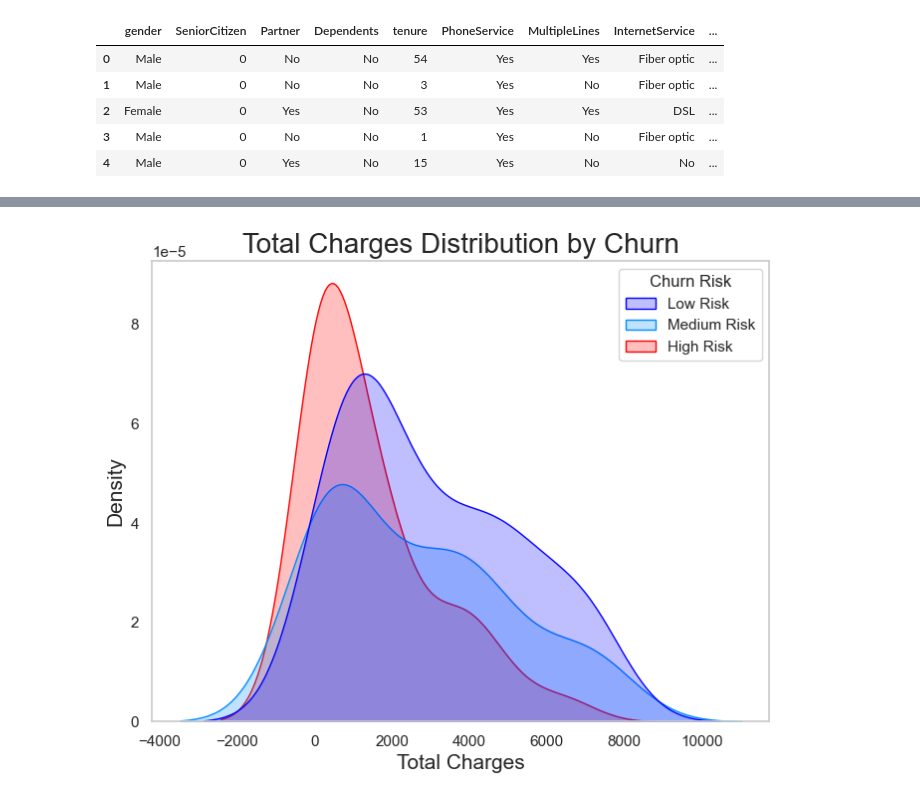
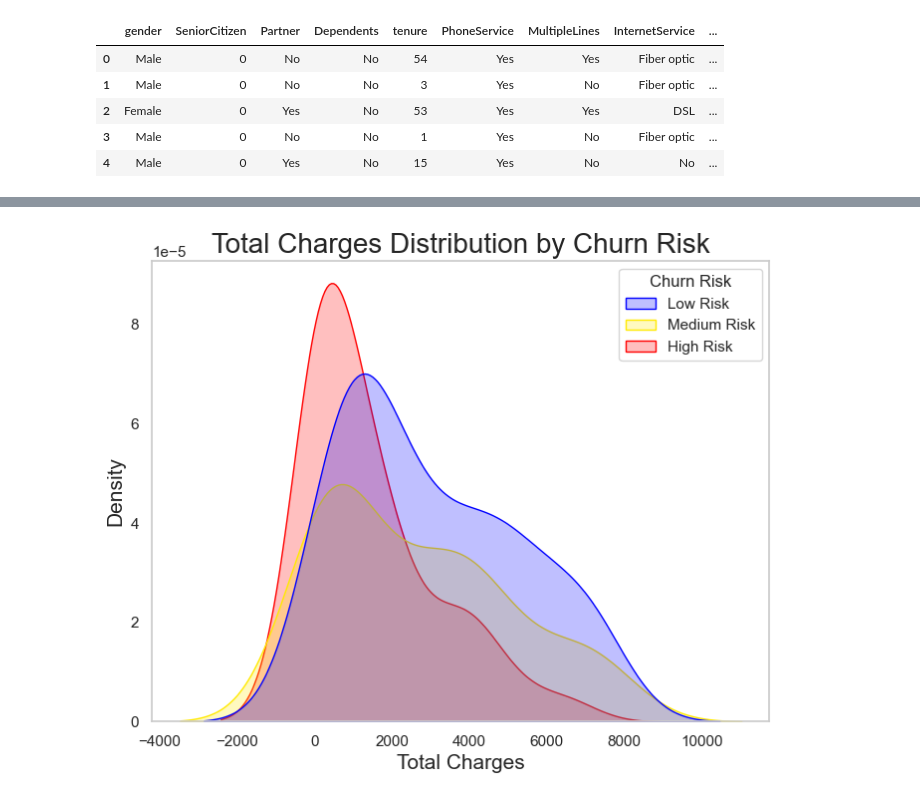
Before and after one commit to wuttipansat/Churn_Prediction, a Jupyter notebook: notebooks/inference.ipynb, the cells around one changed output, grey strips where cells are left out. Saved outputs shown, nothing was run; the diff lists cells and outputs as text; code cells hidden in the pictures.

```diff
--- a/notebooks/inference.ipynb
+++ b/notebooks/inference.ipynb
@@ -194,12 +194,12 @@ plt.show()
 # %%
 fig, ax = plt.subplots(figsize=(8,6))
-ax = sns.kdeplot(data=df, x='TotalCharges', hue='Churn Risk', fill=True, palette=["#0000FF", "#008CFF", "#FF0000"])
+ax = sns.kdeplot(data=df, x='TotalCharges', hue='Churn Risk', fill=True, palette=["#0000FF", "#FFEA00", "#FF0000"])
 ax.grid(False)
 ax.set_title("Total Charges Distribution by Churn Risk", fontsize=20)
 ax.set_xlabel("Total Charges", fontsize=15)
 ax.set_ylabel("Density", fontsize=15)
 plt.show()
 # %% [output]
-[figure, old version]
+[figure, new version]
 # %%
 fig, ax = plt.subplots(figsize=(8,6))
```
Also changed, not shown: parts of 2 cells of this notebook, 5 other files.
